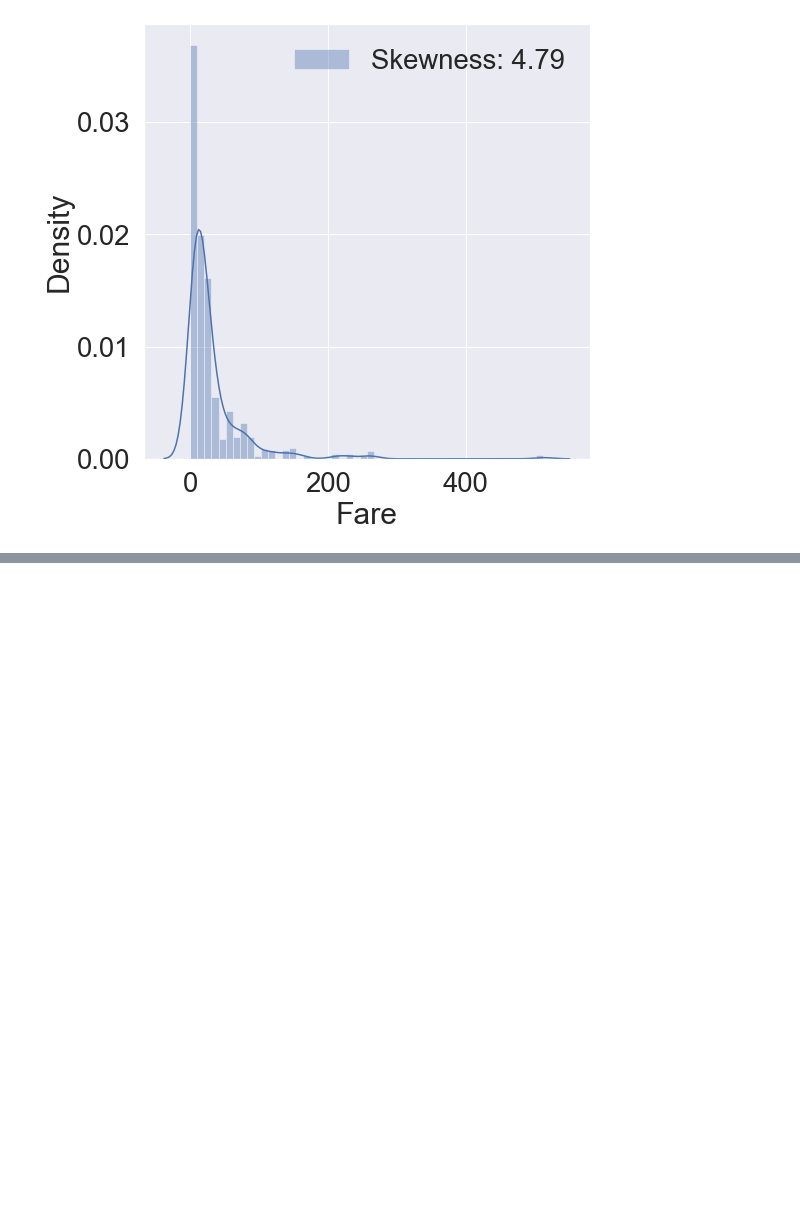
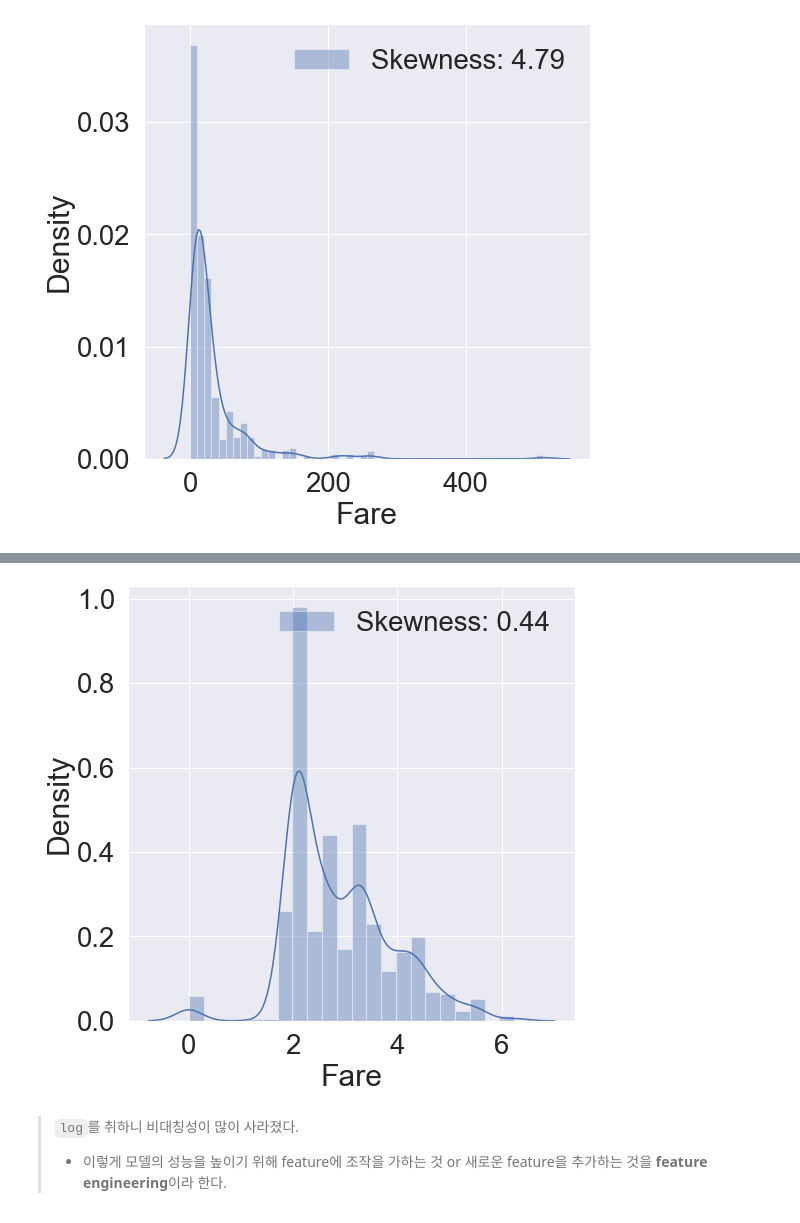
Before and after one commit to yeon42/data_analysis, a Jupyter notebook: kaggle/titanic/titanic.ipynb, the cells around one changed output, grey strips where cells are left out. Saved outputs shown, nothing was run; the diff lists cells and outputs as text; code cells hidden in the pictures; blank space fills up the shorter version.

Commit message:
0322 Feature Engineering

```diff
--- a/kaggle/titanic/titanic.ipynb
+++ b/kaggle/titanic/titanic.ipynb
@@ -531,3 +531,12 @@ plt.legend(loc='best')
 # %%
 df_train['Fare'] = df_train['Fare'].map(lambda i: np.log(i) if i>0 else 0)
 df_test['Fare'] = df_test['Fare'].map(lambda i: np.log(i) if i>0 else 0)
+# %%
+fig, ax = plt.subplots(1, 1, figsize=(8, 8))
+g = sns.distplot(df_train['Fare'], color='b', label='Skewness: {:.2f}'.format(df_train['Fare'].skew()), ax=ax)
+g = g.legend(loc='best')
+# %% [output]
+[figure, added]
+# %% [markdown]
+> `log`를 취하니 비대칭성이 많이 사라졌다.
+> - 이렇게 모델의 성능을 높이기 위해 feature에 조작을 가하는 것 or 새로운 feature을 추가하는 것을 **feature engineering**이라 한다.
```
Also changed, not shown: parts of 84 cells of this notebook.
